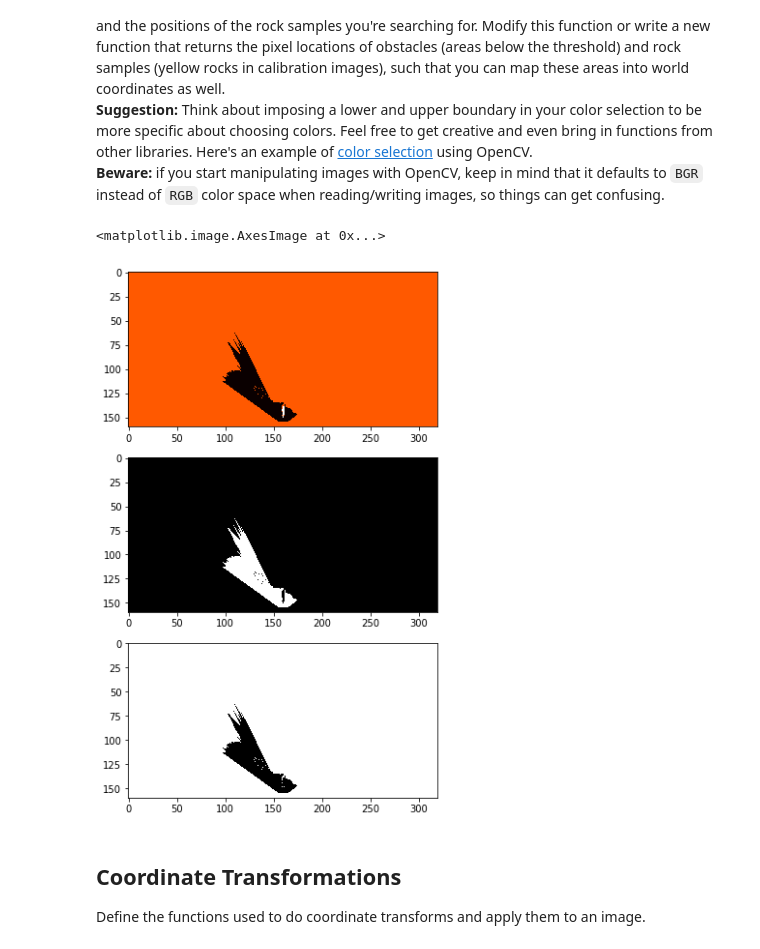
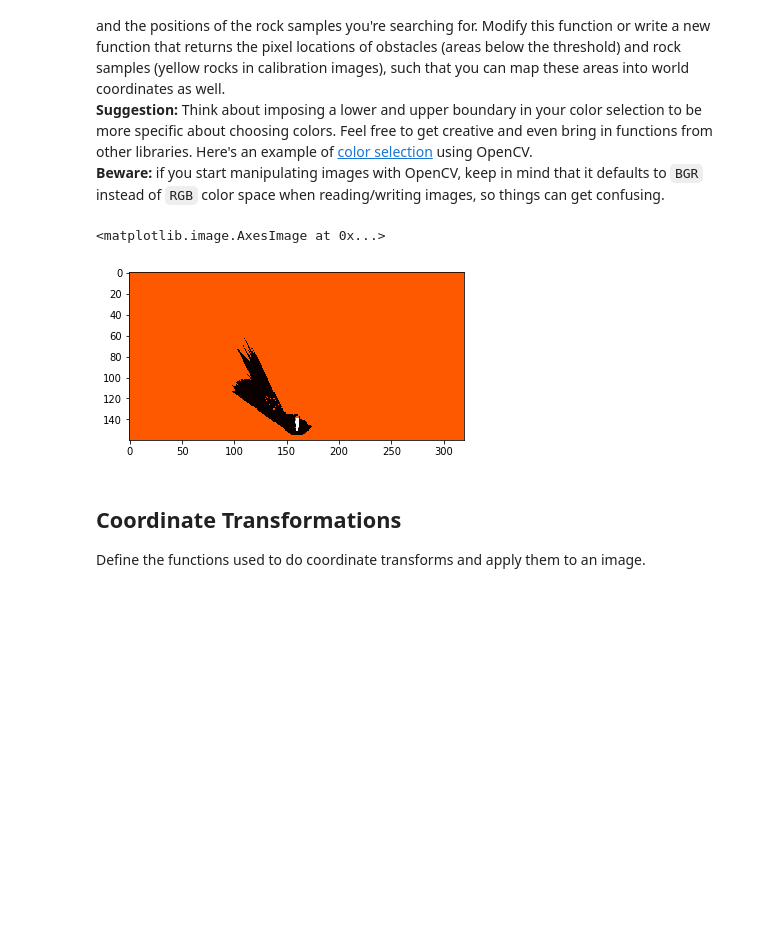
Before and after one commit to abhishekmishra/RoboND-Rover-Project, a Jupyter notebook: code/Rover_Project_Test_Notebook.ipynb, the cells around one changed output. Saved outputs shown, nothing was run; the diff lists cells and outputs as text; code cells hidden in the pictures; blank space fills up the shorter version.

```diff
--- a/code/Rover_Project_Test_Notebook.ipynb
+++ b/code/Rover_Project_Test_Notebook.ipynb
@@ -127,40 +127,41 @@ def color_thresh(img, rgb_thresh=(160, 160, 160)):
     bgr_img = img[...,::-1]
     # Convert BGR to HSV
     hsv = cv2.cvtColor(bgr_img, cv2.COLOR_BGR2HSV)
 
     # define range of gold color in HSV
     lower_gold = np.array([10,100,100])
     upper_gold = np.array([30,255,255])
 
     # Threshold the HSV image to get only gold colors
     mask = cv2.inRange(hsv, lower_gold, upper_gold)
 
     # Bitwise-AND mask and original image
     res = cv2.bitwise_and(img, img, mask= mask)
     gold_thresh = (res[:,:,0] > 0) \
                 & (res[:,:,1] > 0)
 
     # Index the array of zeros with the boolean array and set to 1
     color_select[:] = 100
     color_select[above_thresh] = 1
     color_select[gold_thresh] = 200
 
     # Return the binary image
     return color_select
     #return (color_select, obstacle_select, gold_select)
 
 threshed = color_thresh(warped)
-fig = plt.figure(figsize=(31,10))
-plt.subplot(311)
 plt.imshow(threshed, cmap='hot')
-plt.subplot(312)
-plt.imshow(threshed == 1, cmap='gray')
-plt.subplot(313)
-plt.imshow(threshed == 100, cmap='gray')
+#fig = plt.figure(figsize=(31,10))
+#plt.subplot(311)
+#plt.imshow(threshed, cmap='hot')
+#plt.subplot(312)
+#plt.imshow(threshed == 1, cmap='gray')
+#plt.subplot(313)
+#plt.imshow(threshed == 100, cmap='gray')
 #scipy.misc.imsave('../output/warped_threshed.jpg', threshed*255)
 # %% [output]
 <matplotlib.image.AxesImage at 0x...>
-[figure, old version]
+[figure, new version]
 # %% [markdown]
 ## Coordinate Transformations
 Define the functions used to do coordinate transforms and apply them to an image.
```
